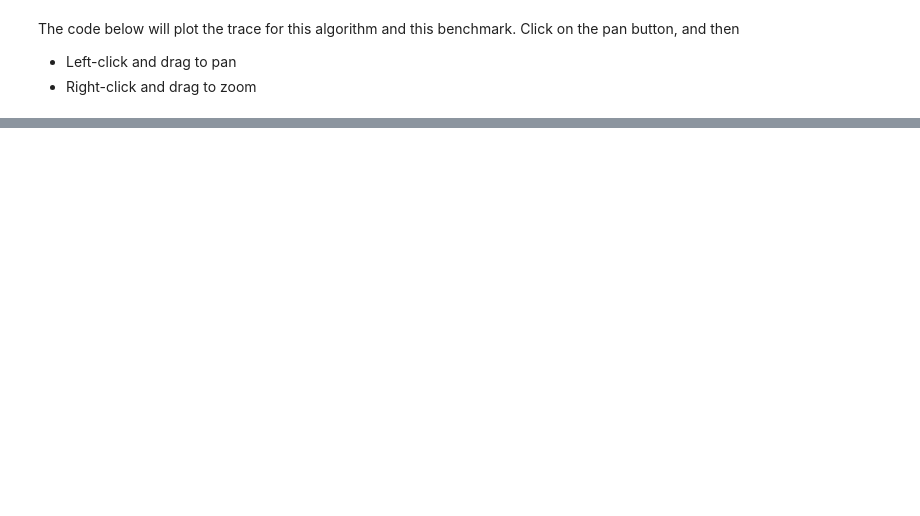
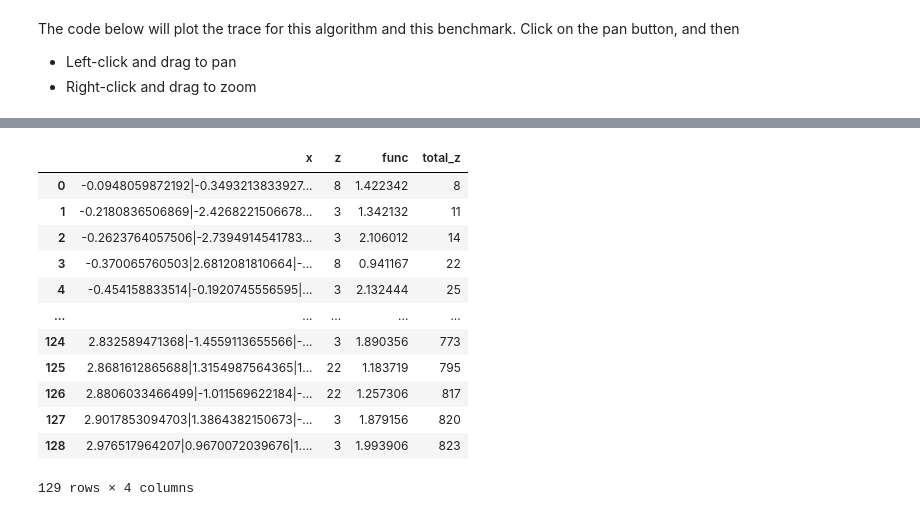
Before and after one commit to namkoong-lab/data-recipes, a Jupyter notebook: opt_algos/visualize.ipynb, the cells around one changed output, grey strips where cells are left out. Saved outputs shown, nothing was run; the diff lists cells and outputs as text; code cells hidden in the pictures; blank space fills up the shorter version.

```diff
--- a/opt_algos/visualize.ipynb
+++ b/opt_algos/visualize.ipynb
@@ -103,0 +132,16 @@ print(y)
+# %%
+final_evals
+# %% [output]
+|  | x | z | func | total_z |
+| 0 | -0.0948059872192|-0.3493213833927... | 8 | 1.422342 | 8 |
+| 1 | -0.2180836506869|-2.4268221506678... | 3 | 1.342132 | 11 |
+| 2 | -0.2623764057506|-2.7394914541783... | 3 | 2.106012 | 14 |
+| 3 | -0.370065760503|2.6812081810664|-... | 8 | 0.941167 | 22 |
+| 4 | -0.454158833514|-0.1920745556595|... | 3 | 2.132444 | 25 |
+| ... | ... | ... | ... | ... |
+| 124 | 2.832589471368|-1.4559113655566|-... | 3 | 1.890356 | 773 |
+| 125 | 2.8681612865688|1.3154987564365|1... | 22 | 1.183719 | 795 |
+| 126 | 2.8806033466499|-1.011569622184|-... | 22 | 1.257306 | 817 |
+| 127 | 2.9017853094703|1.3864382150673|-... | 3 | 1.879156 | 820 |
+| 128 | 2.976517964207|0.9670072039676|1.... | 3 | 1.993906 | 823 |
+129 rows × 4 columns
```
Also changed, not shown: parts of 9 cells of this notebook, 36 other files.
